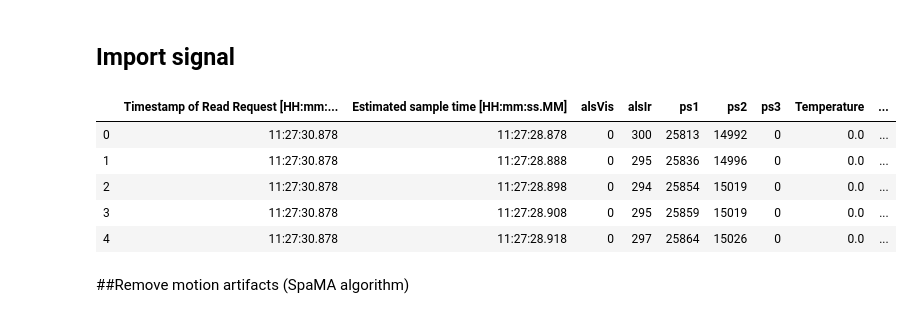
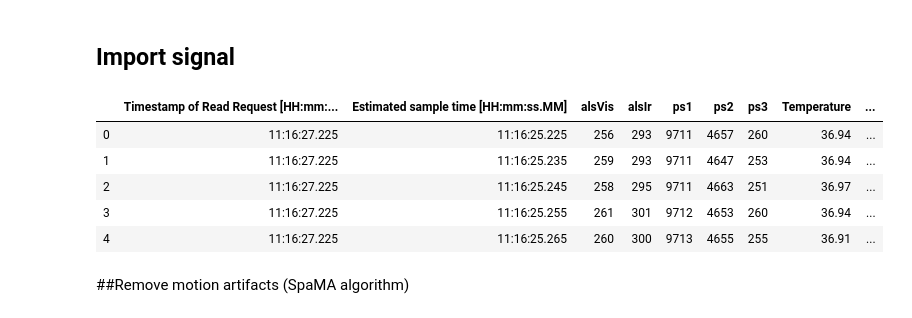
Before and after one commit to supertime1/PPG_DSP, a Jupyter notebook: PPG_DSP.ipynb, the cells around one changed output. Drawn from its saved outputs; the diff is of its cells as text; code cells hidden in the pictures.

```diff
--- a/PPG_DSP.ipynb
+++ b/PPG_DSP.ipynb
@@ -23,22 +24,22 @@ from sklearn import preprocessing
 # %% [markdown]
 ## Import signal
 # %%
-file_path = r"C:\Users\57lzhang.US04WW4008\Downloads\OneDrive_1_1-5-2021"
-file_name = "Sitting_+_Automatic_Cuff[1].csv"
-df = read_data(file_path, file_name)
-ps2 = df['ps2']
+file_path = r"C:\Users\57lzhang\Downloads\OneDrive_2021-02-07\Internal Cshell testing\DT"
+file_name = glob.glob(file_path + '\*Buffer*.csv')
+df = pd.read_csv(file_name[0], sep='\t', header=[0])
+ps2 = df['ps1']
 acc_x = df['x'].dropna()
 acc_y = df['y'].dropna()
 acc_z = df['z'].dropna()
 acc = np.sqrt(np.square(acc_x) + np.square(acc_y) + np.square(acc_z))
 df.head()
 # %% [output]
 |  | Timestamp of Read Request [HH:mm:... | Estimated sample time [HH:mm:ss.MM] | alsVis | alsIr | ps1 | ps2 | ps3 | Temperature | ... |
-| 0 | 11:27:30.878 | 11:27:28.878 | 0 | 300 | 25813 | 14992 | 0 | 0.0 | ... |
-| 1 | 11:27:30.878 | 11:27:28.888 | 0 | 295 | 25836 | 14996 | 0 | 0.0 | ... |
-| 2 | 11:27:30.878 | 11:27:28.898 | 0 | 294 | 25854 | 15019 | 0 | 0.0 | ... |
-| 3 | 11:27:30.878 | 11:27:28.908 | 0 | 295 | 25859 | 15019 | 0 | 0.0 | ... |
-| 4 | 11:27:30.878 | 11:27:28.918 | 0 | 297 | 25864 | 15026 | 0 | 0.0 | ... |
+| 0 | 11:16:27.225 | 11:16:25.225 | 256 | 293 | 9711 | 4657 | 260 | 36.94 | ... |
+| 1 | 11:16:27.225 | 11:16:25.235 | 259 | 293 | 9711 | 4647 | 253 | 36.94 | ... |
+| 2 | 11:16:27.225 | 11:16:25.245 | 258 | 295 | 9711 | 4663 | 251 | 36.97 | ... |
+| 3 | 11:16:27.225 | 11:16:25.255 | 261 | 301 | 9712 | 4653 | 260 | 36.94 | ... |
+| 4 | 11:16:27.225 | 11:16:25.265 | 260 | 300 | 9713 | 4655 | 255 | 36.91 | ... |
 # %% [markdown]
 ##Remove motion artifacts (SpaMA algorithm)
 # %%
```
Also changed, not shown: parts of 5 cells of this notebook.
